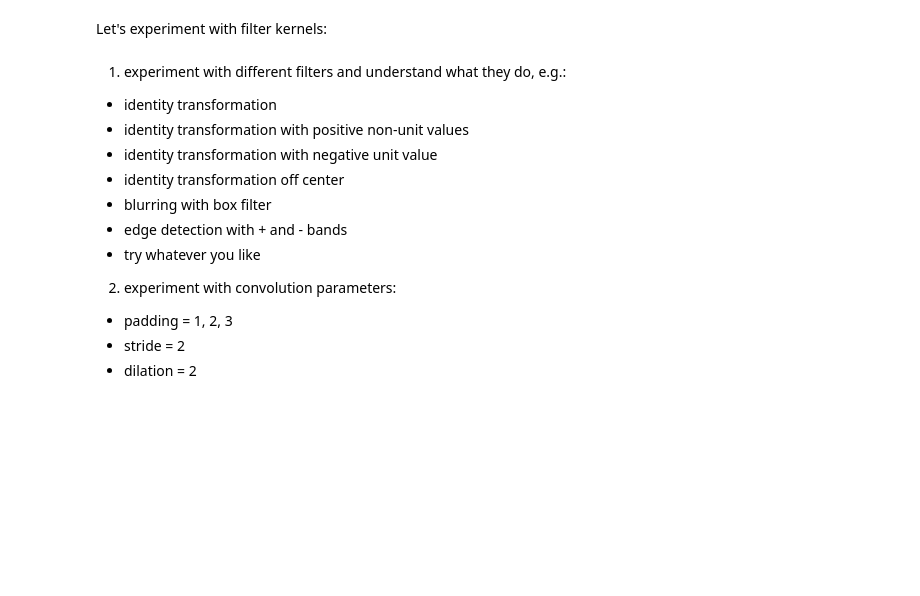
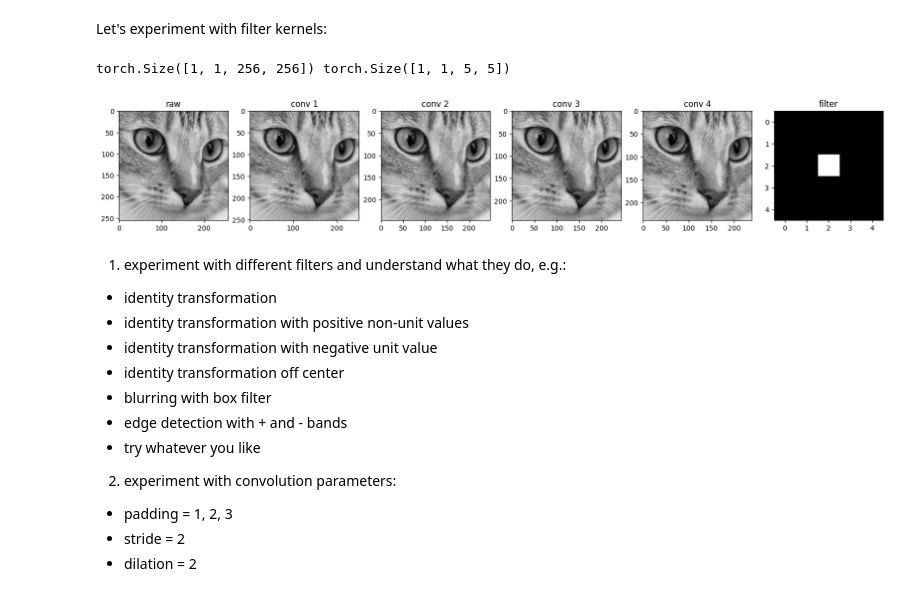
Before and after one commit to neworldemancer/BMLWS, a Jupyter notebook: tutorial/Tutorial_IV_torch_Convolutions.ipynb, the cells around one changed output. Drawn from its saved outputs; the diff is of its cells as text; code cells hidden in the pictures; blank space fills up the shorter version.

```diff
--- a/tutorial/Tutorial_IV_torch_Convolutions.ipynb
+++ b/tutorial/Tutorial_IV_torch_Convolutions.ipynb
@@ -122,24 +122,27 @@ Let's experiment with filter kernels:
 # %%
 flt_mtx = [
     [ 0, 0, 0, 0, 0,],
     [ 0, 0, 0, 0, 0,],
     [ 0, 0, 1, 0, 0,],
     [ 0, 0, 0, 0, 0,],
     [ 0, 0, 0, 0, 0,],
 ] # identity transformation
 
 ims_convolved = get_convolved(img_raw, flt_mtx)
 
 n = len(ims_convolved)
 fig, ax = plt.subplots(1, n+1, figsize=(n*4, 4))
 for col in range(n):
-    ax[col].imshow(ims_convolved[col], cmap='gray')  #, vmin=-3, vmax=3
+    ax[col].imshow(ims_convolved[col], cmap='gray', vmin=-3, vmax=3)  #
     ax[col].grid(False)
     ax[col].set_title('conv %d'% col if col else 'raw')
 
 ax[n].imshow(flt_mtx, cmap='gray')
 ax[n].grid(False)
 _=ax[n].set_title('filter')
+# %% [output]
+torch.Size([1, 1, 256, 256]) torch.Size([1, 1, 5, 5])
+[figure, added]
 # %% [markdown]
 1. experiment with different filters and understand what they do, e.g.:<br>
 - identity transformation
```
Also changed, not shown: parts of 2 cells of this notebook.
